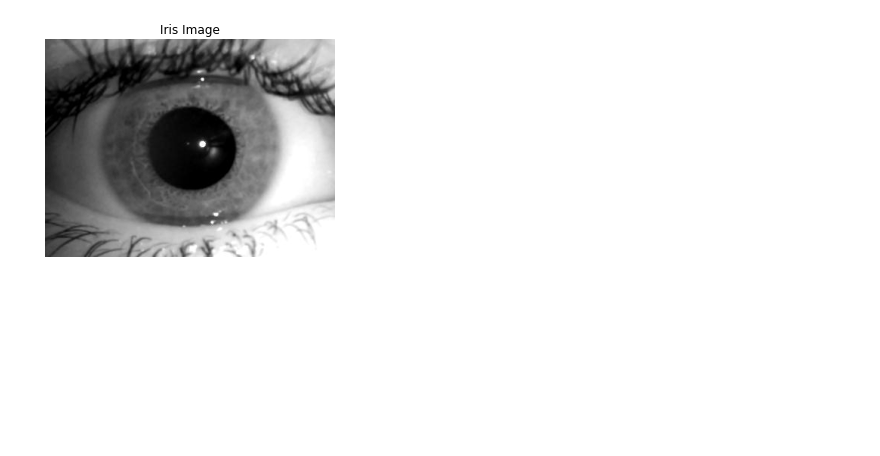
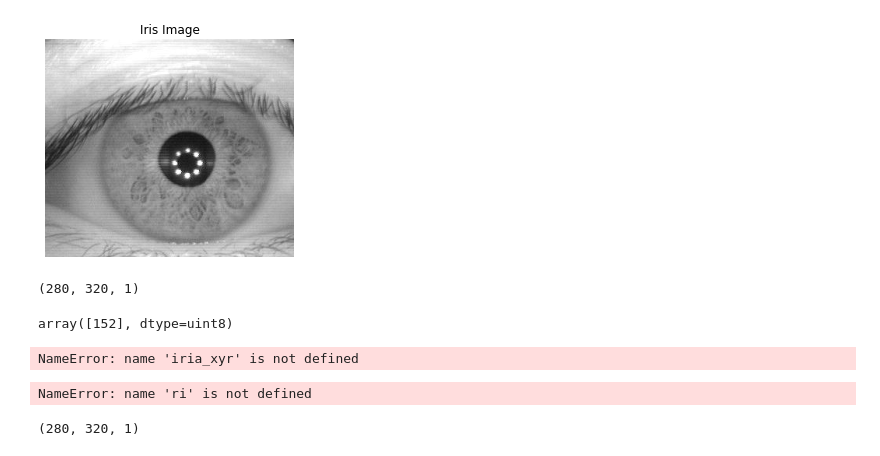
Before and after one commit to dpbenalcazar/ArtificialDilation, a Jupyter notebook: Python/Design.ipynb, the cells around one changed output. Saved outputs shown, nothing was run; the diff lists cells and outputs as text; code cells hidden in the pictures; blank space fills up the shorter version.

```diff
--- a/Python/Design.ipynb
+++ b/Python/Design.ipynb
@@ -6,9 +13,52 @@ import matplotlib.pyplot as plt
 # %%
-im1 = Image.open('./samples/NIR_2.jpg')
+# Open input image
+im1 = Image.open('../samples/S1008R02.png')
 
 plt.imshow(im1, cmap='gray')
 plt.title('Iris Image')
 plt.axis('off')
 plt.show()
 # %% [output]
-[figure, old version]
+[figure, new version]
+# %%
+# Get input shape
+im1 = np.array(im1)
+shape = im1.shape
+if len(shape) == 2:
+    im1 = np.expand_dims(im1, 2)
+N, M, chanels = im1.shape
+
+im1.shape
+# %% [output]
+(280, 320, 1)
+# %%
+# Get color of central pixel
+if chanels == 3:
+    Rpup = im1[int(pupil_xyr[0]), int(pupil_xyr[1]) ,0]
+    Gpup = im1[int(pupil_xyr[0]), int(pupil_xyr[1]) ,1]
+    Bpup = im1[int(pupil_xyr[0]), int(pupil_xyr[1]) ,2]
+    col = np.array([Rpup, Gpup, Bpup])
+else:
+    col = im1[int(pupil_xyr[0]), int(pupil_xyr[1])]
+
+col
+# %% [output]
+array([152], dtype=uint8)
+# %%
+# Get original pupuil and iris radii:
+rp1 = pupil_xyr[2]
+ri = iria_xyr[2]
+# %% [output]
+NameError: name 'iria_xyr' is not defined
+# %%
+# Compute output pupil radius:
+rp2 = dil*ri
+# %% [output]
+NameError: name 'ri' is not defined
+# %%
+# Create putput image:
+im2 = np.zeros((N, M, chanels), dtype=np.uint8)
+
+im2.shape
+# %% [output]
+(280, 320, 1)
```
Also changed, not shown: parts of 1 cell of this notebook, 3 other files.
